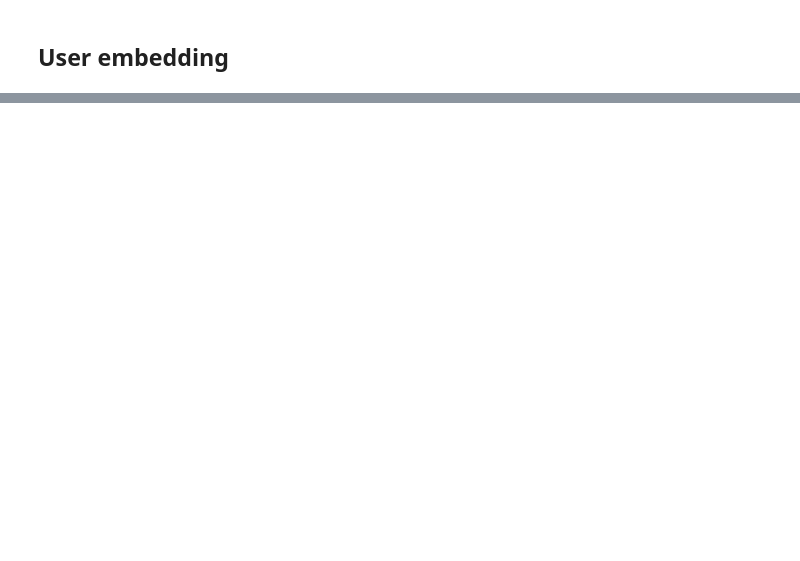
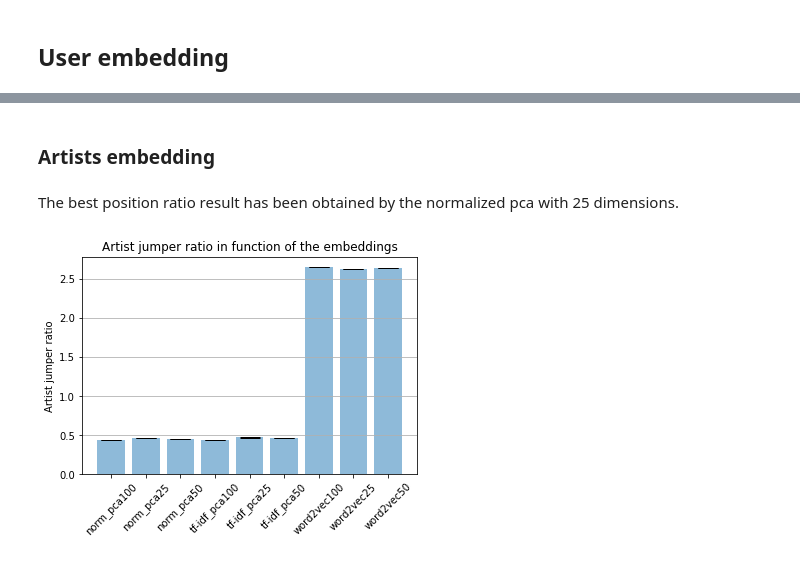
Before and after one commit to lamolivier/EPFL-MLBD-Project, a Jupyter notebook: notebooks/embedding_evaluation.ipynb, the cells around one changed output, grey strips where cells are left out. Cells and saved outputs as stored; diff of their text form; code cells hidden in the pictures; blank space fills up the shorter version.

```diff
--- a/notebooks/embedding_evaluation.ipynb
+++ b/notebooks/embedding_evaluation.ipynb
@@ -221,11 +257,11 @@ file  ../data/user_embeddings/embedding_reduced/user_embedding_transformed_pca50
 n_comp  50
 # %%
-if os.path.exists("../data/user_embeddings/embedding_reduced/artists_jumper_results.pickle"):
-    os.remove("../data/user_embeddings/embedding_reduced/artists_jumper_results.pickle")
+if os.path.exists("../data/artist_embeddings/pca/artists_jumper_results.pickle"):
+    os.remove("../data/artist_embeddings/pca/artists_jumper_results.pickle")
 
-if os.path.exists("../data/user_embeddings/embedding_reduced/artists_ranking_position_results.pickle"):
-    os.remove("../data/user_embeddings/embedding_reduced/artists_ranking_position_results.pickle")
+if os.path.exists("../data/artist_embeddings/pca/artists_ranking_position_results.pickle"):
+    os.remove("../data/artist_embeddings/pca/artists_ranking_position_results.pickle")
 
-artist_files = glob.glob("../data/artist_embeddings/embedding_reduced/*.pickle")
-artist_jumper_tab, artist_ranking_position_tab = get_user_walk_and_position_ratio(artist_files, 'artists', '../data/artist_embeddings/')
+artist_files = glob.glob("../data/artist_embeddings/pca/*.pickle")
+artist_jumper_tab, artist_ranking_position_tab = get_user_walk_and_position_ratio(artist_files, 'artists', '../data/artist_embeddings/', 'pca')
 # %% [output]
@@ -243 +279,11 @@ file  ../data/artist_embeddings/embedding_reduced/artist_embedding_transformed_p
 n_comp  50
+# %%
+if os.path.exists("../data/artist_embeddings/word2vec/artists_jumper_results.pickle"):
+    os.remove("../data/artist_embeddings/word2vec/artists_jumper_results.pickle")
+
+if os.path.exists("../data/artist_embeddings/word2vec/artists_ranking_position_results.pickle"):
+    os.remove("../data/artist_embeddings/word2vec/artists_ranking_position_results.pickle")
+
+
+artist_files = glob.glob("../data/artist_embeddings/word2vec/*.pickle")
+artist_jumper_tab_word2vec, artist_ranking_position_tab_word2vec = get_user_walk_and_position_ratio(artist_files, 'artists', '../data/artist_embeddings/', 'word2vec')
@@ -342,0 +350,20 @@ save_to_pickle(users_tuples, 'artist_jumper_tuples', '../data/user_embeddings/')
+# %% [markdown]
+### Artists embedding
+# %% [markdown]
+The best position ratio result has been obtained by the normalized pca with 25 dimensions.
+# %%
+fig, ax = plt.subplots()
+ax.bar(['norm_pca100', 'norm_pca25', 'norm_pca50', 'tf-idf_pca100', 'tf-idf_pca25', 'tf-idf_pca50', 'word2vec100', 'word2vec25', 'word2vec50'],
+       np.append(np.array(artist_jumper_tab).sum(axis = 1), np.array(artist_jumper_tab_word2vec).sum(axis = 1)),
+       yerr=np.append(np.array(artist_jumper_tab).std(axis = 1), np.array(artist_jumper_tab_word2vec).std(axis = 1)),
+       align='center',
+       alpha=0.5,
+       ecolor='black',
+       capsize=10)
+ax.set_ylabel('Artist jumper ratio')
+plt.xticks(rotation=45)
+ax.set_title('Artist jumper ratio in function of the embeddings')
+ax.yaxis.grid(True)
+plt.show()
+# %% [output]
+[figure, added]
```
Also changed, not shown: parts of 60 cells of this notebook, 1 other file.
